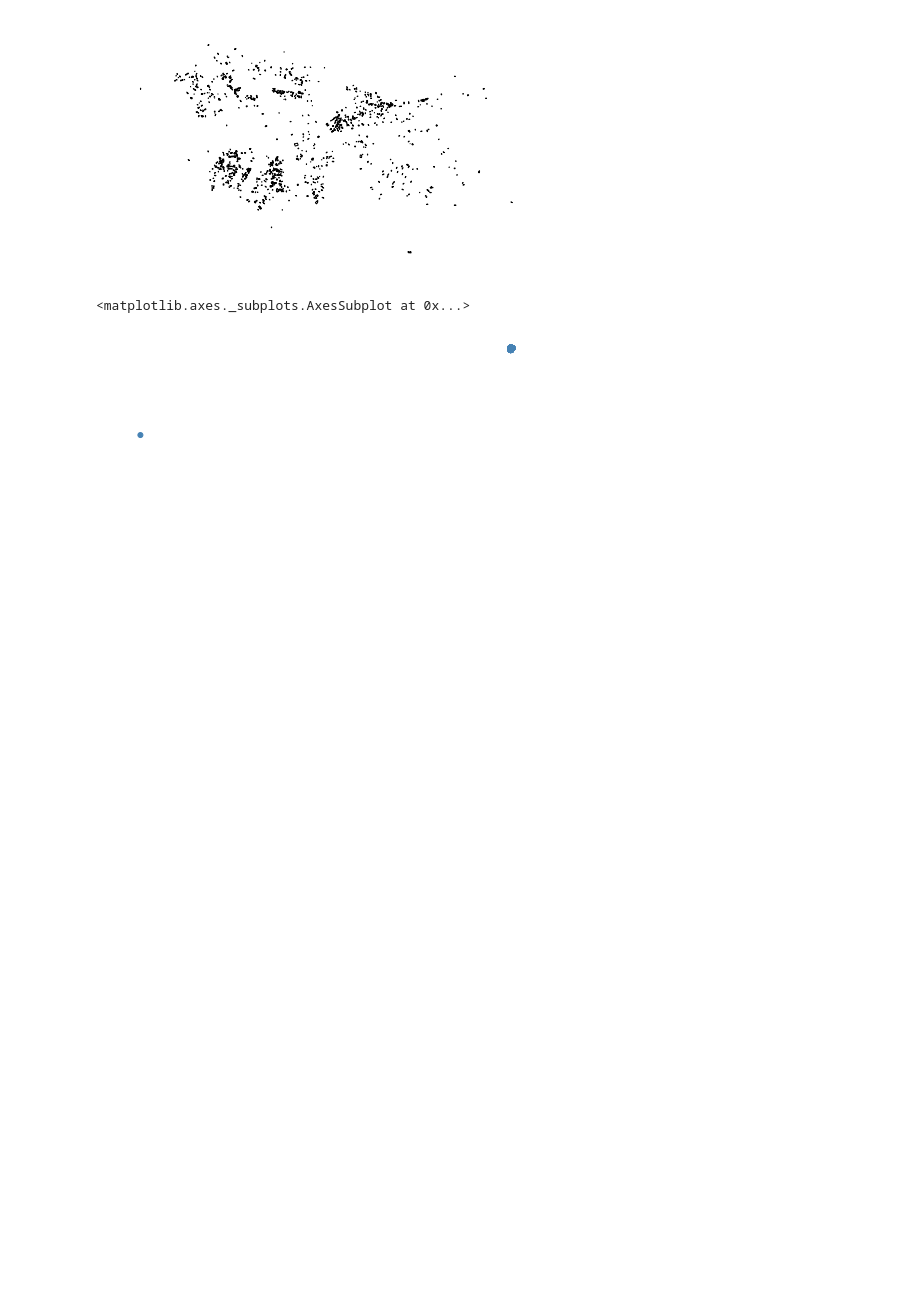
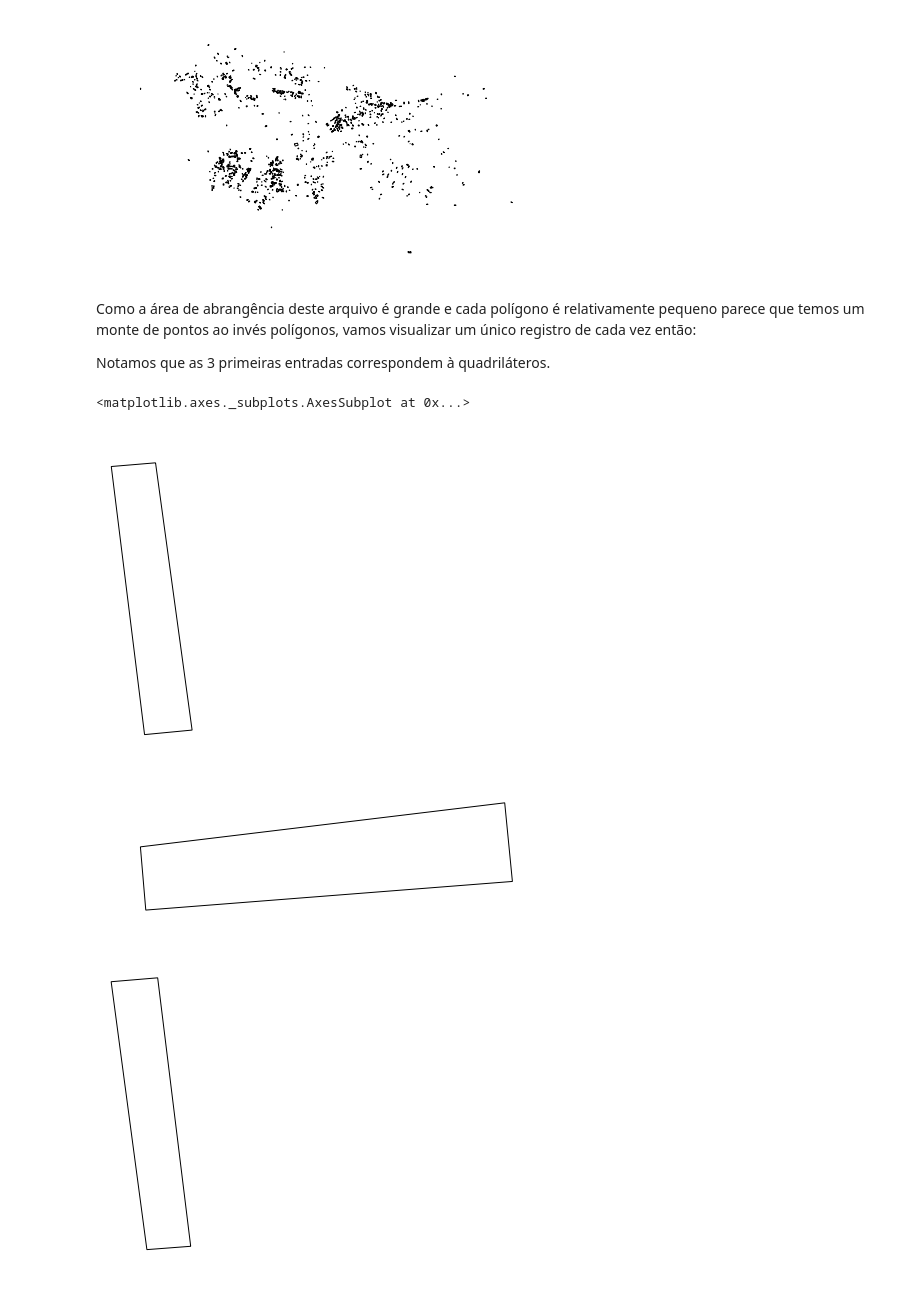
Before and after one commit to arturandre/tutorial_geosampa, a Jupyter notebook: habitacao_geosampa.ipynb, the cells around one changed output. Drawn from its saved outputs; the diff is of its cells as text; code cells hidden in the pictures; blank space fills up the shorter version.

Commit message:
Arvores e Corticos OK -> Falta combina-los

```diff
--- a/habitacao_geosampa.ipynb
+++ b/habitacao_geosampa.ipynb
@@ -181,2 +197,2 @@ gplt.pointplot(subarvore_df)
 # %%
-cortico = gpd.read_file('SIRGAS_SHP_cortico/SIRGAS_SHP_cortico.shp', encoding='utf-8')
+cortico_df = gpd.read_file('SIRGAS_SHP_cortico/SIRGAS_SHP_cortico.shp', encoding='utf-8')
@@ -221,0 +221,3 @@ cortico
+# %%
+cortico_df = cortico_df.set_index('ct_id')
+cortico_df.index = cortico_df.index.astype('int')
@@ -221,0 +228,6 @@ cortico
+# %%
+# Primeiro atribuímos manualmente o CRS ao dataframe
+cortico_df.crs = 'epsg:31983'
+
+# e em seguida fazemos a reprojeção
+cortico_df = cortico_df.to_crs('epsg:4326')
@@ -231,6 +260,15 @@ arvore
-# %%
-#https://residentmario.github.io/geoplot/plot_references/plot_reference.html
-gplt.pointplot(arvore)
-# %% [output]
-<matplotlib.axes._subplots.AxesSubplot at 0x...>
-[figure, removed]
+# %% [markdown]
+Como a área de abrangência deste arquivo é grande e cada polígono
+é relativamente pequeno parece que temos um monte de pontos ao invés
+polígonos, vamos visualizar um único registro de cada vez então:
+
+Notamos que as 3 primeiras entradas correspondem à quadriláteros.
+# %%
+gplt.polyplot(cortico_df.iloc[0:1])
+gplt.polyplot(cortico_df.iloc[1:2])
+gplt.polyplot(cortico_df.iloc[2:3])
+# %% [output]
+<matplotlib.axes._subplots.AxesSubplot at 0x...>
+[figure, added]
+[figure, added]
+[figure, added]
```
Also changed, not shown: parts of 24 cells of this notebook.
